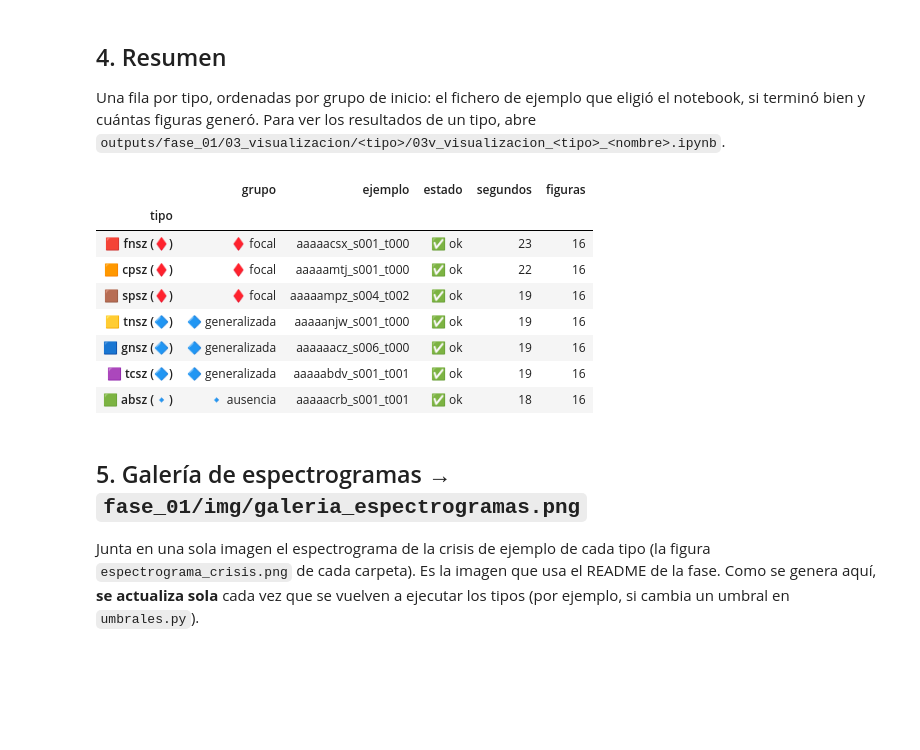
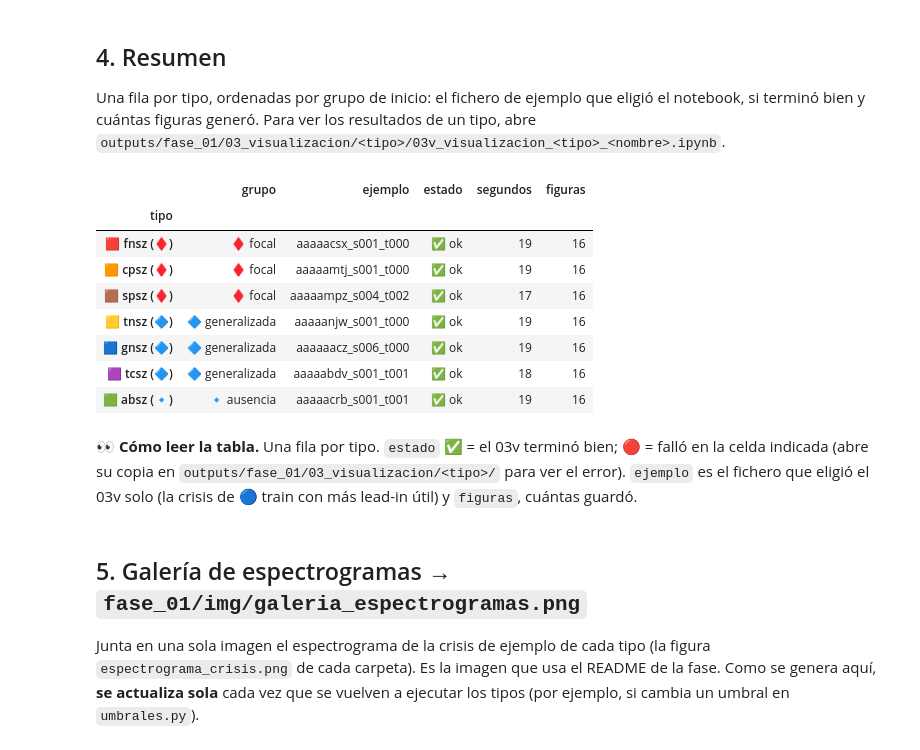
Before and after one commit to danielgomezpascual/TFM-IA, a Jupyter notebook: 03.Codigo/ALMA/fase_01/03_ejecutar_visualizaciones.ipynb, the cells around one changed output. Cells and saved outputs as stored; diff of their text form; code cells hidden in the pictures; blank space fills up the shorter version.

Commit message:
fase 2, notebooks 02 y 03 en pruebas.

```diff
--- a/03.Codigo/ALMA/fase_01/03_ejecutar_visualizaciones.ipynb
+++ b/03.Codigo/ALMA/fase_01/03_ejecutar_visualizaciones.ipynb
@@ -114,17 +120,21 @@ Una fila por tipo, ordenadas por grupo de inicio: el fichero de ejemplo que elig
 # %%
 resumen = pd.DataFrame(resumen).set_index('tipo')
 display(tabla_con_iconos(resumen, columnas=['grupo']))
 resumen.to_csv(RUTA_OUTPUTS_FASE_01 / '03_visualizacion' / 'resumen_ejecuciones.csv')
+mostrar_fichero(RUTA_OUTPUTS_FASE_01 / '03_visualizacion' / 'resumen_ejecuciones.csv',
+                'una fila por tipo de crisis: su grupo, el fichero de ejemplo elegido, si el 03v se ejecutó bien, cuánto tardó y cuántas figuras generó')
 # %% [output]
 |  | grupo | ejemplo | estado | segundos | figuras |
 | tipo |  |  |  |  |  |
-| 🟥 fnsz (♦️) | ♦️ focal | aaaaacsx_s001_t000 | ✅ ok | 23 | 16 |
-| 🟧 cpsz (♦️) | ♦️ focal | aaaaamtj_s001_t000 | ✅ ok | 22 | 16 |
-| 🟫 spsz (♦️) | ♦️ focal | aaaaampz_s004_t002 | ✅ ok | 19 | 16 |
+| 🟥 fnsz (♦️) | ♦️ focal | aaaaacsx_s001_t000 | ✅ ok | 19 | 16 |
+| 🟧 cpsz (♦️) | ♦️ focal | aaaaamtj_s001_t000 | ✅ ok | 19 | 16 |
+| 🟫 spsz (♦️) | ♦️ focal | aaaaampz_s004_t002 | ✅ ok | 17 | 16 |
 | 🟨 tnsz (🔷) | 🔷 generalizada | aaaaanjw_s001_t000 | ✅ ok | 19 | 16 |
 | 🟦 gnsz (🔷) | 🔷 generalizada | aaaaaacz_s006_t000 | ✅ ok | 19 | 16 |
-| 🟪 tcsz (🔷) | 🔷 generalizada | aaaaabdv_s001_t001 | ✅ ok | 19 | 16 |
-| 🟩 absz (🔹) | 🔹 ausencia | aaaaacrb_s001_t001 | ✅ ok | 18 | 16 |
+| 🟪 tcsz (🔷) | 🔷 generalizada | aaaaabdv_s001_t001 | ✅ ok | 18 | 16 |
+| 🟩 absz (🔹) | 🔹 ausencia | aaaaacrb_s001_t001 | ✅ ok | 19 | 16 |
+# %% [markdown]
+👀 **Cómo leer la tabla.** Una fila por tipo. `estado` ✅ = el 03v terminó bien; 🔴 = falló en la celda indicada (abre su copia en `outputs/fase_01/03_visualizacion/<tipo>/` para ver el error). `ejemplo` es el fichero que eligió el 03v solo (la crisis de 🔵 train con más lead-in útil) y `figuras`, cuántas guardó.
 # %% [markdown]
 ## 5. Galería de espectrogramas → `fase_01/img/galeria_espectrogramas.png`
 
```
Also changed, not shown: parts of 5 cells of this notebook, 44 other files.
